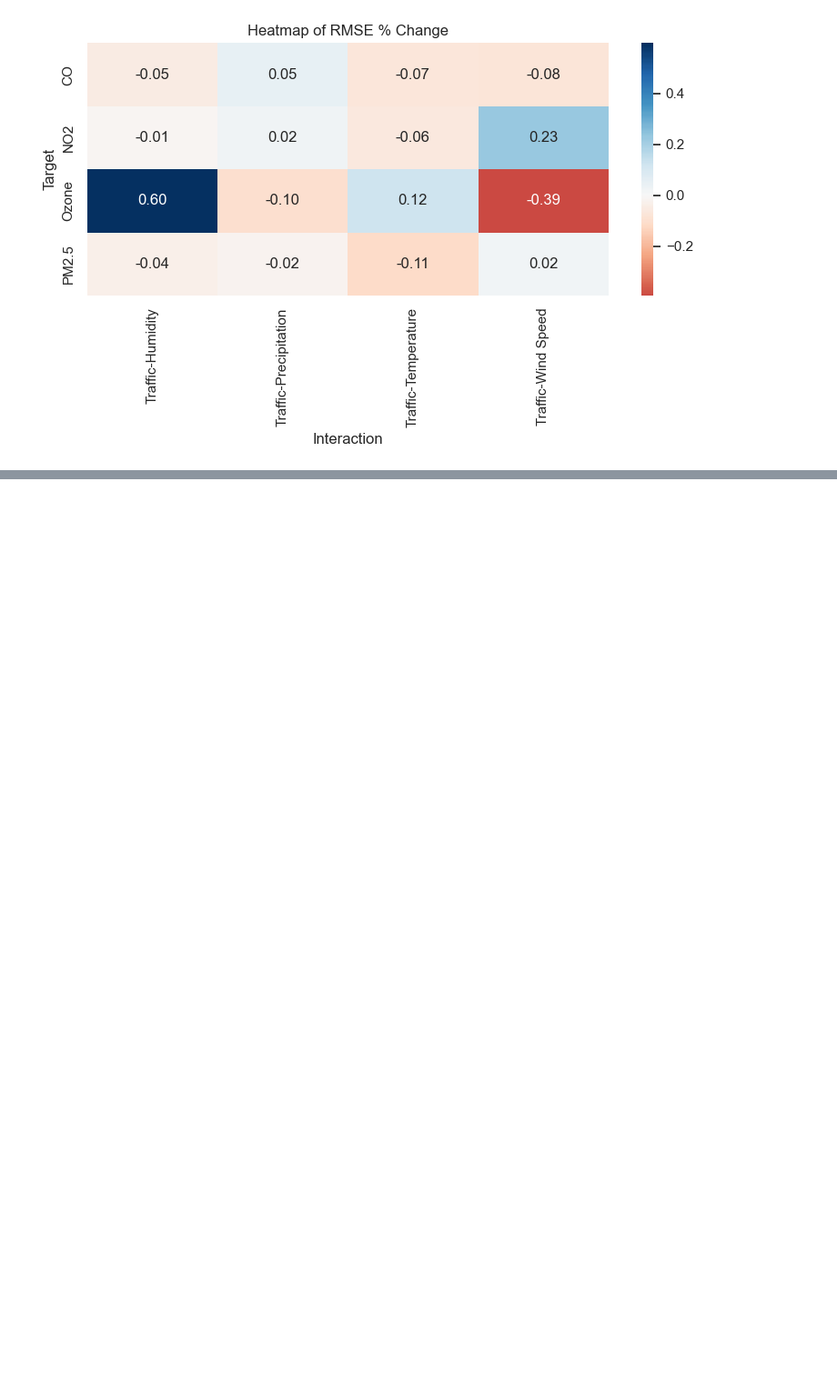
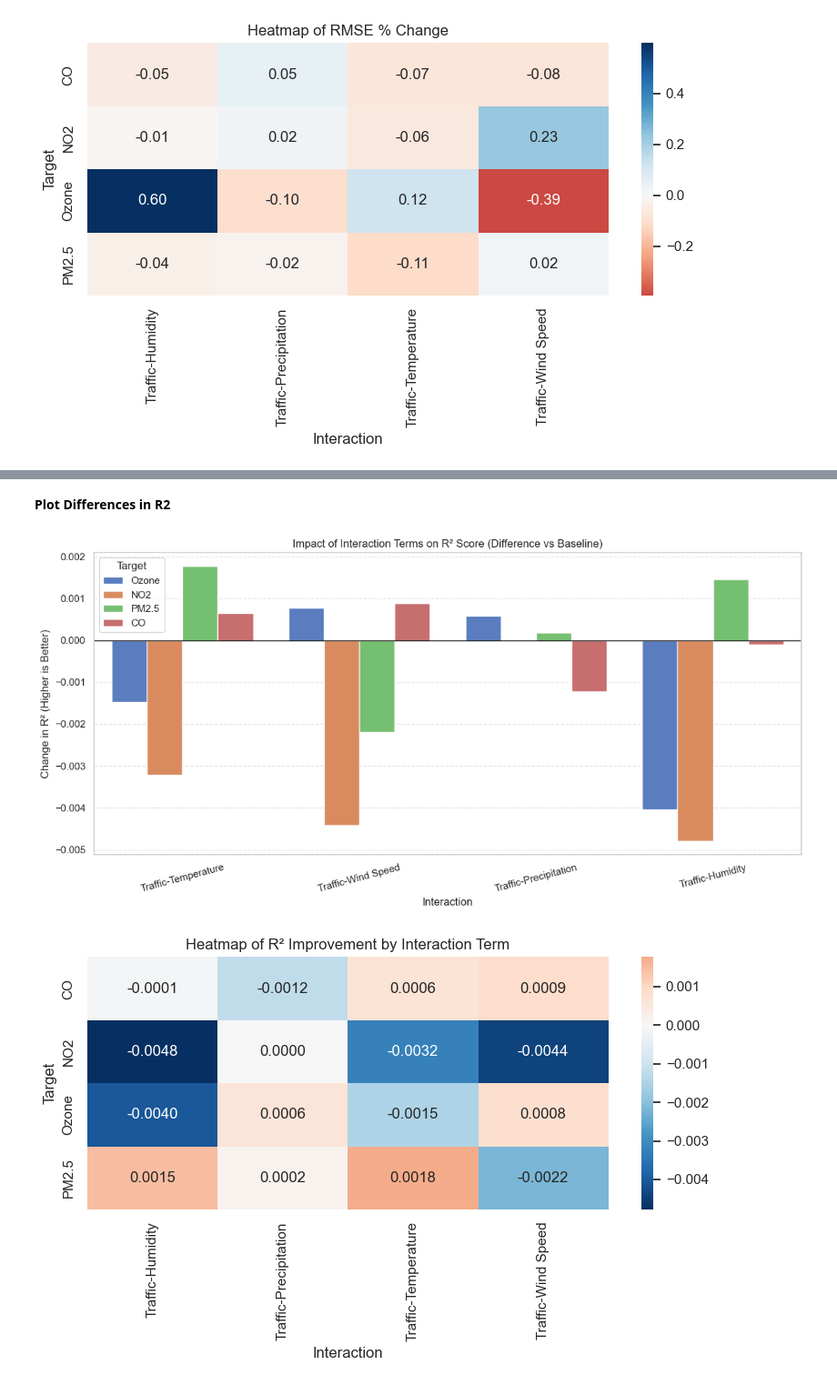
Before and after one commit to Gavision97/Research-Methods, a Jupyter notebook: RF.ipynb, the cells around one changed output, grey strips where cells are left out. Shown at 91% size. Saved outputs shown, nothing was run; the diff lists cells and outputs as text; code cells hidden in the pictures; blank space fills up the shorter version.

Commit message:
Added more results to random forest

```diff
--- a/RF.ipynb
+++ b/RF.ipynb
@@ -440,0 +589,69 @@ plt.show()
+# %% [markdown]
+**Plot Differences in R2**
+# %%
+import pandas as pd
+import matplotlib.pyplot as plt
+import seaborn as sns
+
+# Load Results
+df = pd.read_csv("results/Random_Forest/rf_final_test_metrics_with_confounders.csv")
+
+# 1. Calculate Deltas (Improvement over "none")
+results_list = []
+targets = df['target'].unique()
+interactions = [i for i in df['interaction'].unique() if i != 'none']
+
+for t in targets:
+    # Get baseline for this target
+    base_row = df[(df['target'] == t) & (df['interaction'] == 'none')]
+    if base_row.empty: continue
+
+    base_r2 = base_row['test_r2'].values[0]
+    base_rmse = base_row['test_rmse'].values[0]
+
+    for i in interactions:
+        row = df[(df['target'] == t) & (df['interaction'] == i)]
+        if row.empty: continue
+
+        curr_r2 = row['test_r2'].values[0]
+        curr_rmse = row['test_rmse'].values[0]
+
+        results_list.append({
+            'Target': t,
+            'Interaction': i,
+            'Delta_R2': curr_r2 - base_r2,
+            'Delta_RMSE': curr_rmse - base_rmse,
+            'Pct_Change_RMSE': ((curr_rmse - base_rmse) / base_rmse) * 100
+        })
+
+df_deltas = pd.DataFrame(results_list)
+label_map = {
+    "int_traffic_temp": "Traffic-Temperature",
+    "int_traffic_wind": "Traffic-Wind Speed",
+    "int_traffic_precip": "Traffic-Precipitation",
+    "int_traffic_humidity": "Traffic-Humidity"
+}
+
+df_deltas['Interaction'] = df_deltas['Interaction'].replace(label_map)
+
+# 2. Plot R2 Differences
+plt.figure(figsize=(12, 6))
+sns.barplot(data=df_deltas, x='Interaction', y='Delta_R2', hue='Target', palette='muted')
+plt.axhline(0, color='black', linewidth=1)
+plt.title("Impact of Interaction Terms on R² Score (Difference vs Baseline)")
+plt.ylabel("Change in R² (Higher is Better)")
+plt.xticks(rotation=15)
+plt.grid(axis='y', linestyle='--', alpha=0.5)
+plt.tight_layout()
+plt.show()
+
+# 3. Heatmap of R2 Improvement
+pivot_r2 = df_deltas.pivot(index='Target', columns='Interaction', values='Delta_R2')
+plt.figure(figsize=(8, 5))
+sns.heatmap(pivot_r2, annot=True, cmap='RdBu_r', center=0, fmt=".4f")
+plt.title("Heatmap of R² Improvement by Interaction Term")
+plt.tight_layout()
+plt.show()
+# %% [output]
+[figure, added]
+[figure, added]
```
Also changed, not shown: parts of 13 cells of this notebook, 52 other files.
